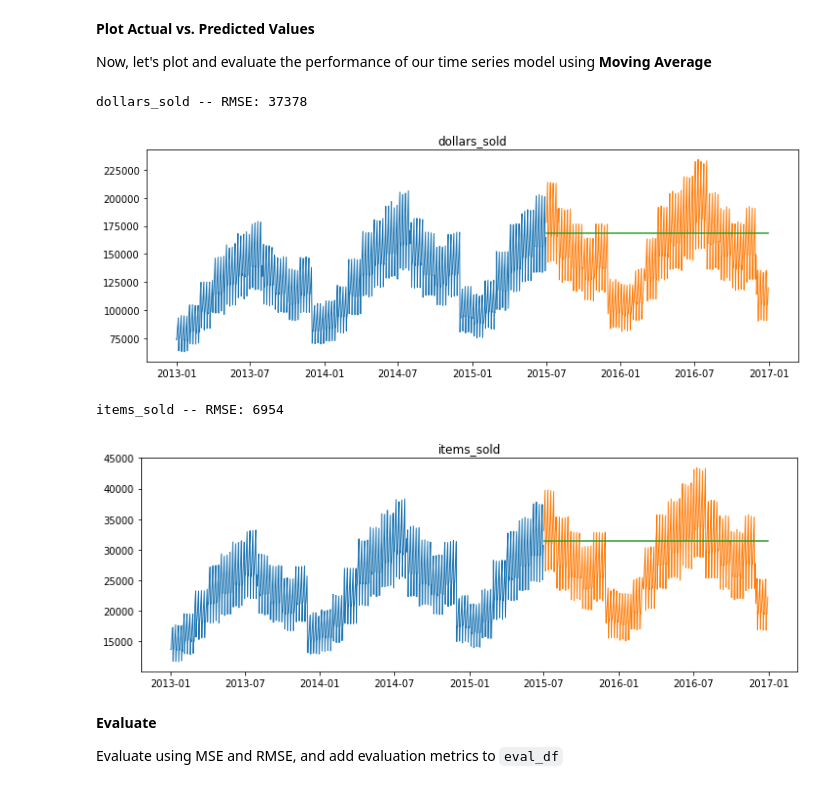
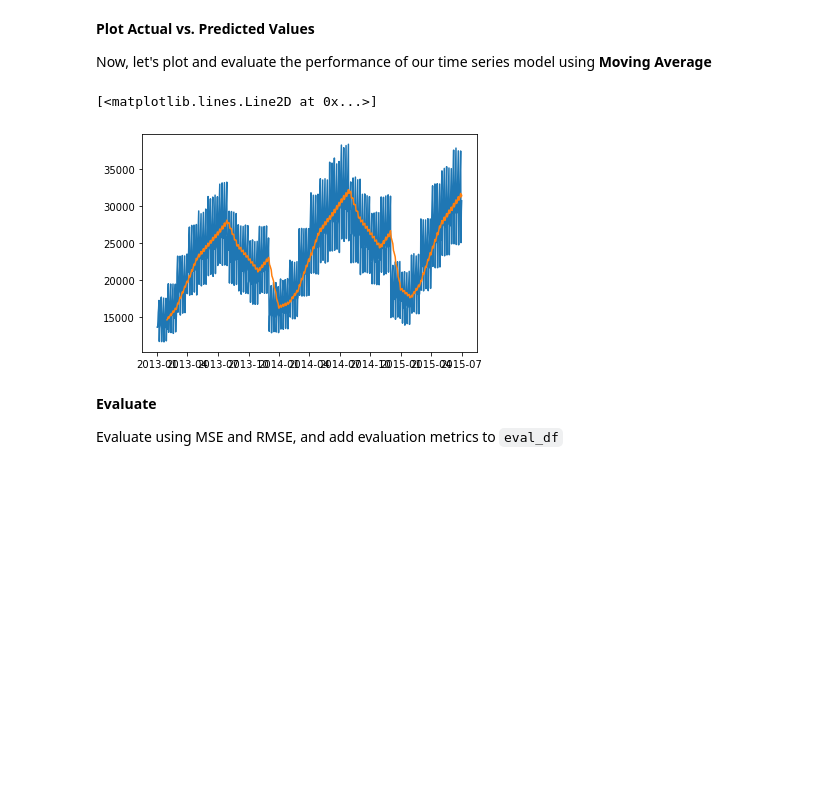
Before and after one commit to randyfrench/time-series-exercises, a Jupyter notebook: modeling-lesson.ipynb, the cells around one changed output. Saved outputs shown, nothing was run; the diff lists cells and outputs as text; code cells hidden in the pictures; blank space fills up the shorter version.

```diff
--- a/modeling-lesson.ipynb
+++ b/modeling-lesson.ipynb
@@ -55,8 +55,8 @@ def get_connection(db, user=env.user, host=env.host, password=env.password):
 # assign query to variable
 query = 'SELECT stores.*, items.*, sales.sale_date, sales.sale_amount \
          FROM sales \
-         join stores using (store_id) \
-         join items using (item_id);'
+         JOIN stores using (store_id) \
+         JOIN items using (item_id);'
 # %%
 # read sql query using pd.read_sql()
 sales_df = pd.read_sql(query, get_connection('tsa_item_demand'))
@@ -426,12 +445,10 @@ dollars = round(train['dollars_sold'].rolling(period).mean()[-1], 2)
 Now, let's plot and evaluate the performance of our time series model using **Moving Average**
 # %%
 plt.plot(train['items_sold'])
-plt.plot(train['items_sold'].rolling(120).mean())
+plt.plot(train['items_sold'].rolling(30).mean())
 # %% [output]
-dollars_sold -- RMSE: 37378
+[<matplotlib.lines.Line2D at 0x...>]
-[figure, old version]
+[figure, new version]
-items_sold -- RMSE: 6954
-[figure, removed]
 # %% [markdown]
 **Evaluate**
 
```
Also changed, not shown: parts of 36 cells of this notebook, 3 other files.
